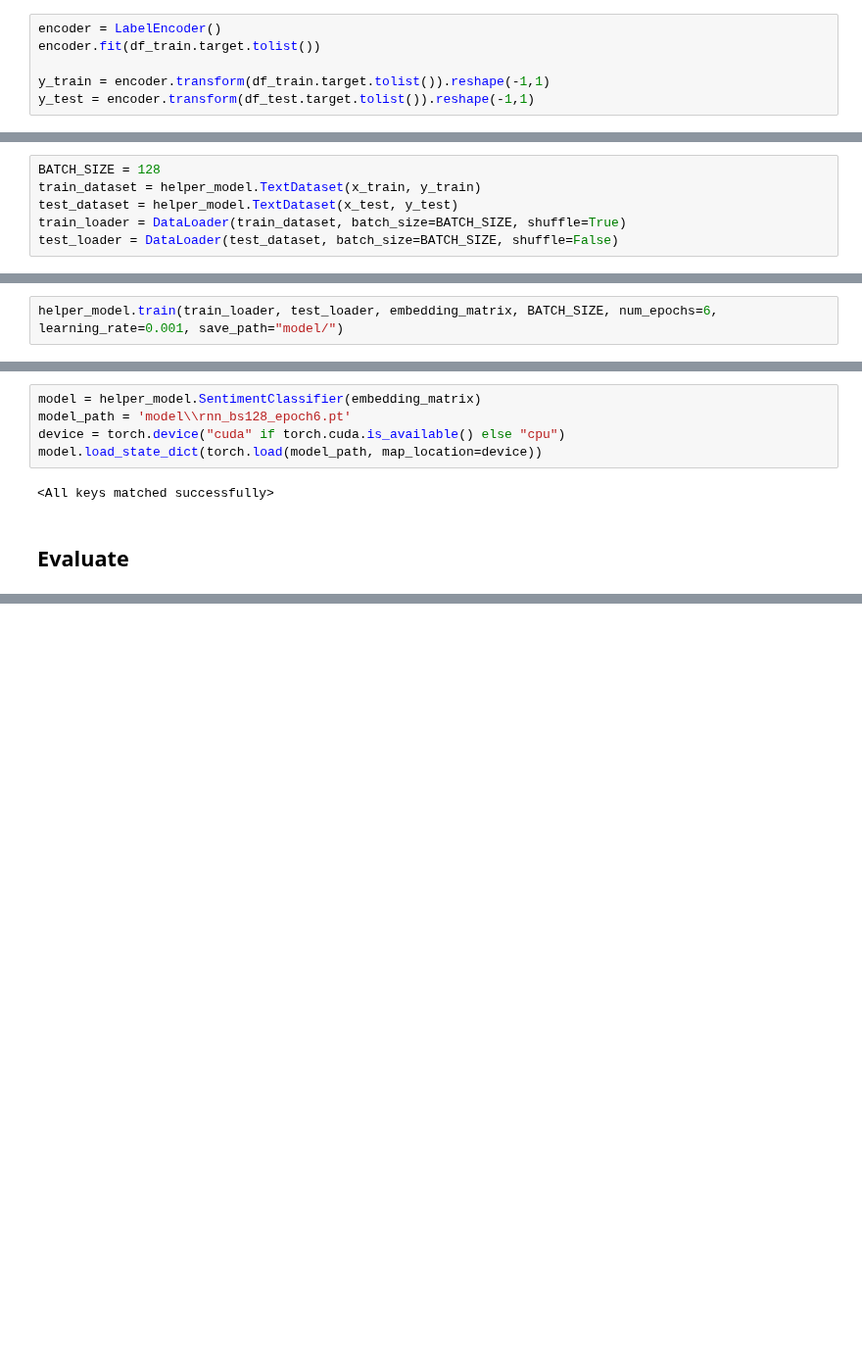
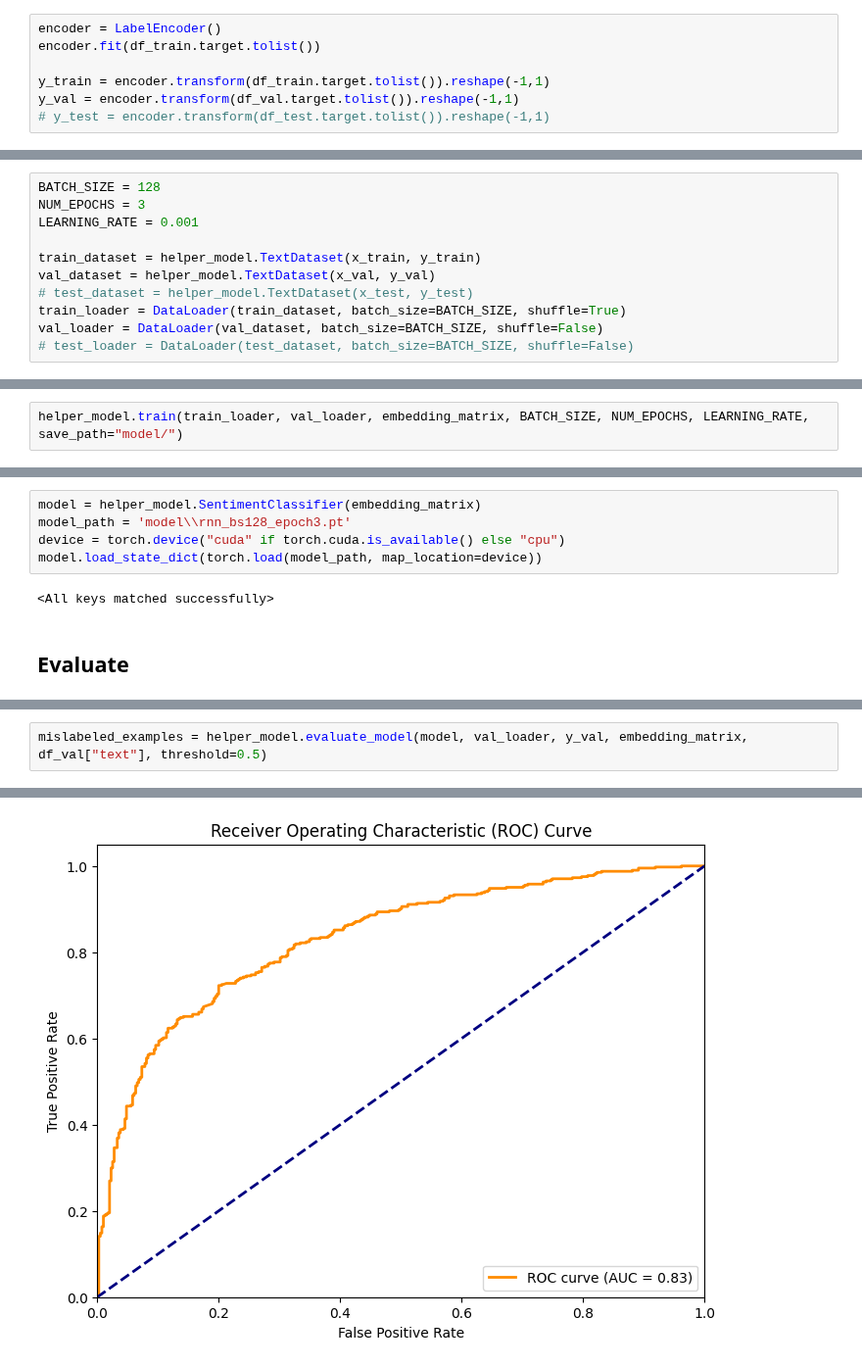
Before and after one commit to howie-zeng/Analyzing-Retail-Sentiment-and-Detecting-Trading-Signals, a Jupyter notebook: Sentiment_Analysis/models.ipynb, the cells around one changed output, grey strips where cells are left out. Shown at 98% size. Saved outputs shown, nothing was run; the diff lists cells and outputs as text; blank space fills up the shorter version.

Commit message:
steven reports done, model modified

```diff
--- a/Sentiment_Analysis/models.ipynb
+++ b/Sentiment_Analysis/models.ipynb
@@ -307,15 +312,21 @@ encoder = LabelEncoder()
 encoder.fit(df_train.target.tolist())
 
 y_train = encoder.transform(df_train.target.tolist()).reshape(-1,1)
-y_test = encoder.transform(df_test.target.tolist()).reshape(-1,1)
+y_val = encoder.transform(df_val.target.tolist()).reshape(-1,1)
+# y_test = encoder.transform(df_test.target.tolist()).reshape(-1,1)
 # %% [markdown]
 ## Preparation for PyTorch Model:
 # %%
 BATCH_SIZE = 128
+NUM_EPOCHS = 3
+LEARNING_RATE = 0.001
+
 train_dataset = helper_model.TextDataset(x_train, y_train)
-test_dataset = helper_model.TextDataset(x_test, y_test)
+val_dataset = helper_model.TextDataset(x_val, y_val)
+# test_dataset = helper_model.TextDataset(x_test, y_test)
 train_loader = DataLoader(train_dataset, batch_size=BATCH_SIZE, shuffle=True)
-test_loader = DataLoader(test_dataset, batch_size=BATCH_SIZE, shuffle=False)
+val_loader = DataLoader(val_dataset, batch_size=BATCH_SIZE, shuffle=False)
+# test_loader = DataLoader(test_dataset, batch_size=BATCH_SIZE, shuffle=False)
 # %%
 directory_path = 'model'
 helper_model.clean_directory(directory_path)
@@ -329,3 +337,3 @@ Deleted: model\rnn_bs128_epoch6.pt
 # %%
-helper_model.train(train_loader, test_loader, embedding_matrix, BATCH_SIZE, num_epochs=6, learning_rate=0.001, save_path="model/")
+helper_model.train(train_loader, val_loader, embedding_matrix, BATCH_SIZE, NUM_EPOCHS, LEARNING_RATE, save_path="model/")
 # %% [output]
@@ -336,6 +343,6 @@ Epoch 4, Loss: 0.6754637360572815, Accuracy: 0.6500
 # %%
 model = helper_model.SentimentClassifier(embedding_matrix)
-model_path = 'model\\rnn_bs128_epoch6.pt'
+model_path = 'model\\rnn_bs128_epoch3.pt'
 device = torch.device("cuda" if torch.cuda.is_available() else "cpu")
 model.load_state_dict(torch.load(model_path, map_location=device))
 # %% [output]
@@ -344,0 +354,3 @@ model.load_state_dict(torch.load(model_path, map_location=device))
+# %%
+mislabeled_examples = helper_model.evaluate_model(model, val_loader, y_val, embedding_matrix, df_val["text"], threshold=0.5)
+# %% [output]
@@ -344,0 +360 @@ model.load_state_dict(torch.load(model_path, map_location=device))
+[figure, added]
```
Also changed, not shown: parts of 24 cells of this notebook, 4 other files.
